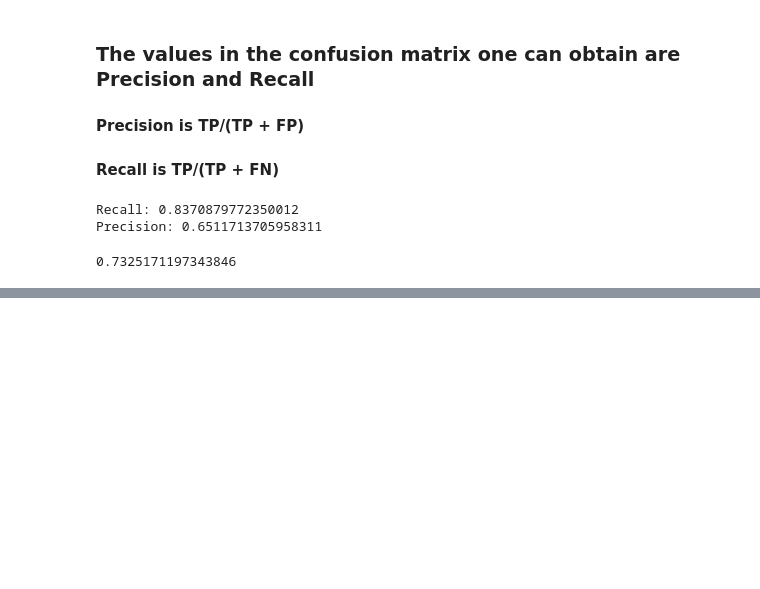
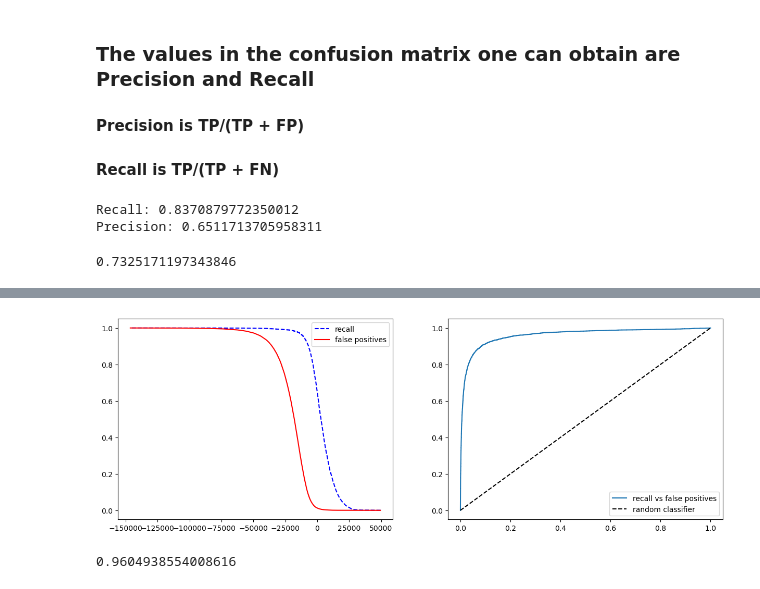
Before and after one commit to danigallart/Classification_practice, a Jupyter notebook: Classification.ipynb, the cells around one changed output, grey strips where cells are left out. Drawn from its saved outputs; the diff is of its cells as text; code cells hidden in the pictures; blank space fills up the shorter version.

```diff
--- a/Classification.ipynb
+++ b/Classification.ipynb
@@ -145,0 +208,12 @@ f1_score(y_train_pred,y_train_5)
+# %%
+def plot_roc_curve(recall,false_positive,thresholds):
+    fig,ax = plt.subplots(1,2, figsize = (15,5))
+    ax[0].plot(thresholds,recall, 'b--', label = 'recall')
+    ax[0].plot(thresholds,false_positive, 'r-', label = 'false positives')
+    ax[0].legend()
+    ax[1].plot(false_positive, recall, label='recall vs false positives')
+    ax[1].plot([0,1],[0,1],'k--', label = 'random classifier')
+    ax[1].legend()
+plot_roc_curve(tpr,fpr,thresholds)
+# %% [output]
+[figure, added]
@@ -145,0 +223,5 @@ f1_score(y_train_pred,y_train_5)
+# %%
+roc_score = roc_auc_score(y_train_5,cvp_dec)
+roc_score
+# %% [output]
+0.9604938554008616
```
Also changed, not shown: parts of 25 cells of this notebook.
